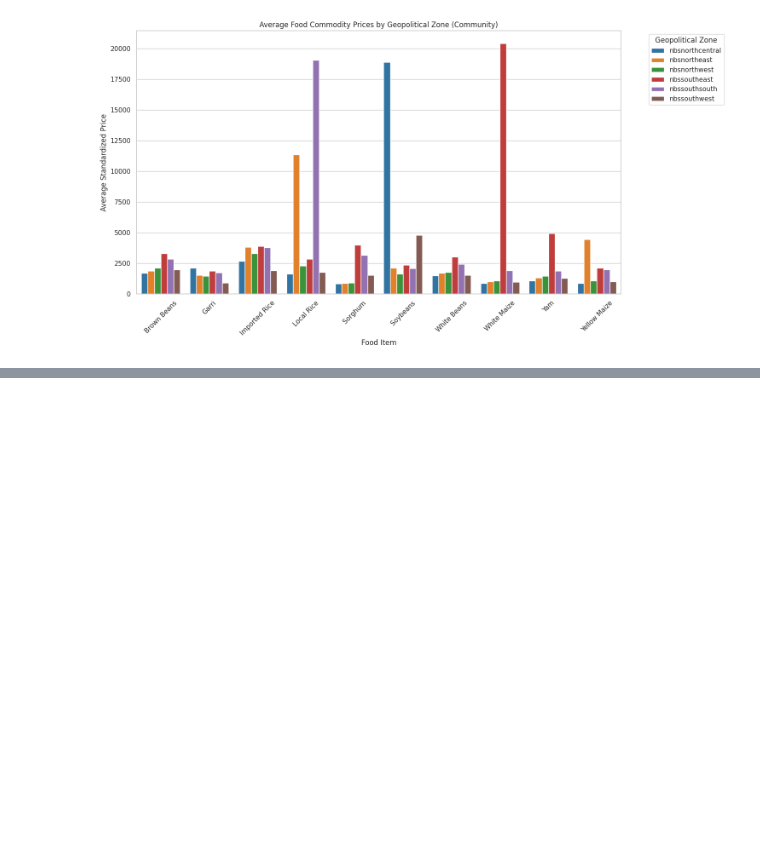
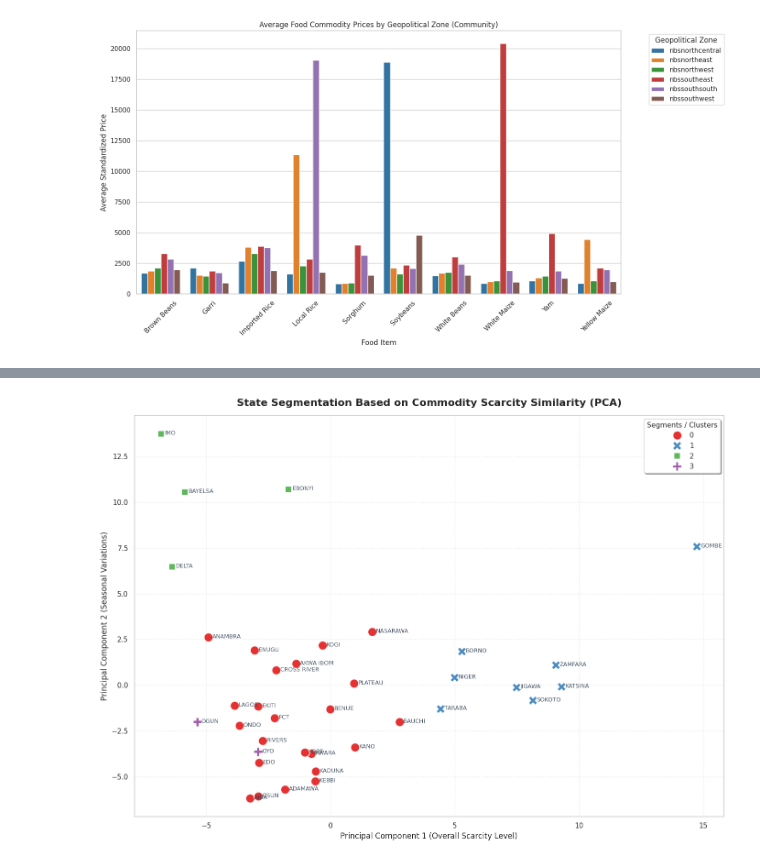
Before and after one commit to starsyntaxx/MarketIQ, a Jupyter notebook: notebooks/02_exploratory_analysis.ipynb, the cells around one changed output, grey strips where cells are left out. Saved outputs shown, nothing was run; the diff lists cells and outputs as text; code cells hidden in the pictures; blank space fills up the shorter version.

```diff
--- a/notebooks/02_exploratory_analysis.ipynb
+++ b/notebooks/02_exploratory_analysis.ipynb
@@ -299,0 +455,47 @@ plt.show()
+# %%
+import matplotlib.pyplot as plt
+import seaborn as sns
+
+# Ensure coordinates are treated as simple 1D arrays or series to avoid warnings
+x_coords = state_profile_imputed['PCA1'].values
+y_coords = state_profile_imputed['PCA2'].values
+states = state_profile_imputed['statelabel'].values
+clusters = state_profile_imputed['Cluster'].values
+
+plt.figure(figsize=(14, 10))
+
+# Plot points with distinct markers/shapes based on Cluster
+sns.scatterplot(
+    x=x_coords,
+    y=y_coords,
+    hue=clusters,
+    style=clusters,
+    palette='Set1',
+    s=200,          # Clear, larger shape markers
+    alpha=0.9,
+    edgecolor='w',
+    linewidth=1.5
+)
+
+# Add offset, smaller text labels for the states cleanly using raw 1D coordinates
+for i, state in enumerate(states):
+    plt.text(
+        float(x_coords[i]) + 0.15,
+        float(y_coords[i]) - 0.05,
+        str(state),
+        horizontalalignment='left',
+        size=9,
+        color='#2c3e50',
+        weight='medium',
+        alpha=0.85
+    )
+
+plt.title('State Segmentation Based on Commodity Scarcity Similarity (PCA)', fontsize=16, fontweight='bold', pad=15)
+plt.xlabel('Principal Component 1 (Overall Scarcity Level)', fontsize=12)
+plt.ylabel('Principal Component 2 (Seasonal Variations)', fontsize=12)
+plt.grid(True, linestyle=':', alpha=0.6)
+plt.legend(title='Segments / Clusters', title_fontsize='11', loc='upper right', frameon=True, shadow=True)
+plt.tight_layout()
+plt.show()
+# %% [output]
+[figure, added]
```
Also changed, not shown: parts of 6 cells of this notebook.
